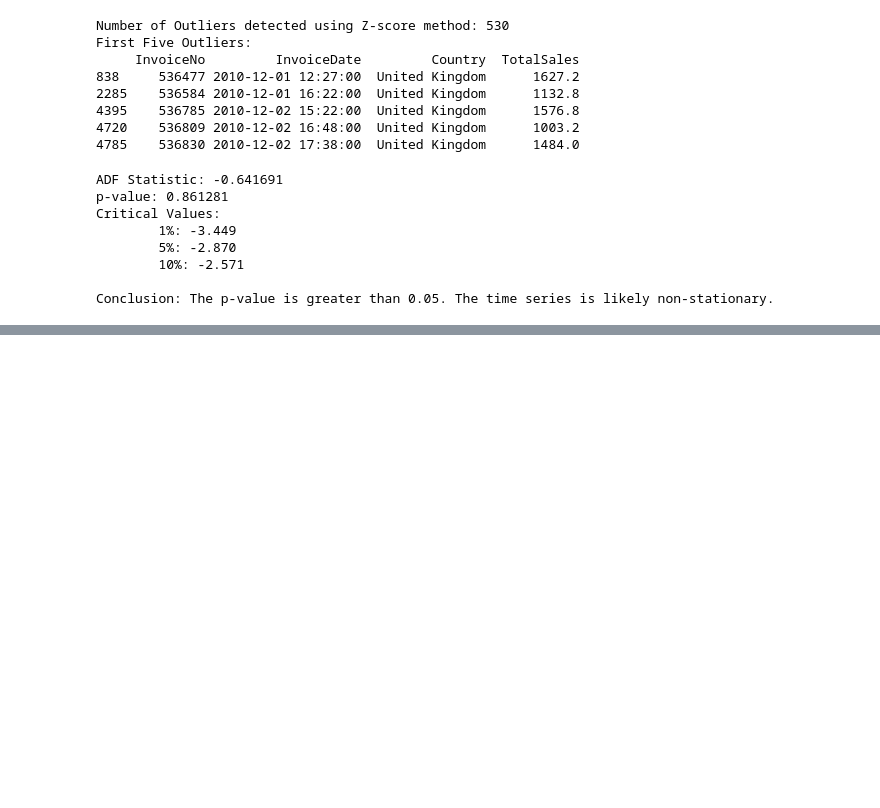
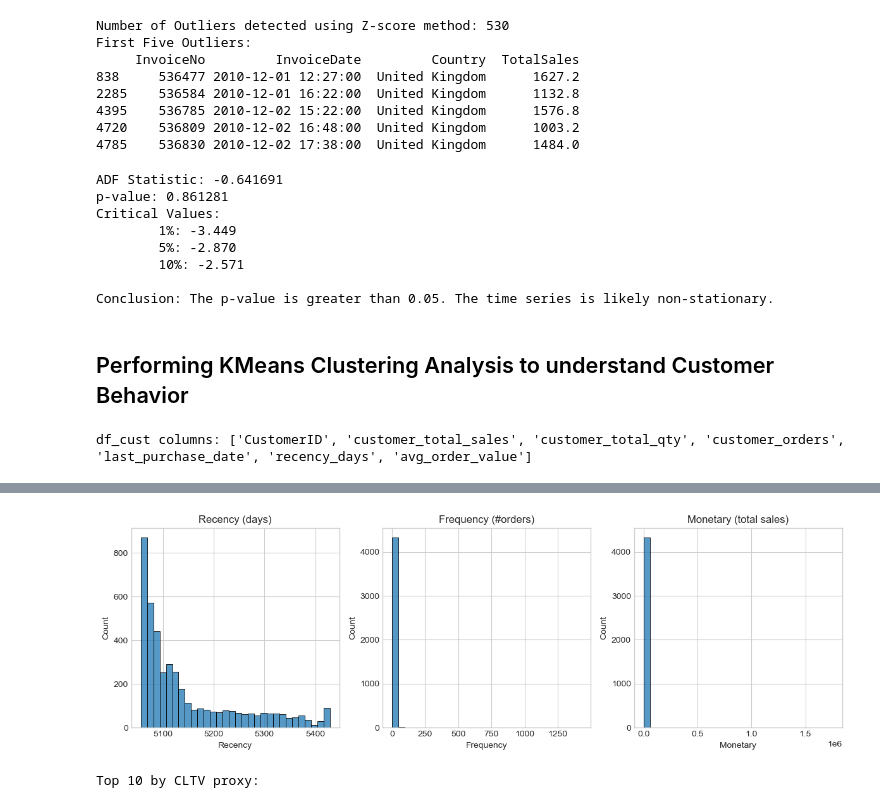
Before and after one commit to Arpmee027/Future_Sales_Prediction_and_EDA, a Jupyter notebook: Exploratory_Data_Analysis.ipynb, the cells around one changed output, grey strips where cells are left out. Saved outputs shown, nothing was run; the diff lists cells and outputs as text; code cells hidden in the pictures; blank space fills up the shorter version.

```diff
--- a/Exploratory_Data_Analysis.ipynb
+++ b/Exploratory_Data_Analysis.ipynb
@@ -446,3 +597,79 @@ Critical Values:
         10%: -2.571
 
 Conclusion: The p-value is greater than 0.05. The time series is likely non-stationary.
+# %% [markdown]
+## Performing KMeans Clustering Analysis to understand Customer Behavior
+# %%
+from sklearn.cluster import KMeans
+from datetime import timedelta
+
+# quick inspect
+print("df_cust columns:", df_cust.columns.tolist())
+display(df_cust.head())
+
+# Ensuring date columns are datetime
+for col in ['LastPurchaseDate', 'FirstPurchaseDate', 'last_order_date', 'first_order_date']:
+    if col in df_cust.columns:
+        df_cust[col] = pd.to_datetime(df_cust[col], errors='coerce')
+
+# Deciding snapshot date
+if 'LastPurchaseDate' in df_cust.columns:
+    snapshot_date = df_cust['LastPurchaseDate'].max() + timedelta(days=1)
+else:
+    snapshot_date = pd.to_datetime('today')
+
+print("Snapshot date:", snapshot_date.date())
+
+if {'Recency','Frequency','Monetary'}.issubset(df_cust.columns):
+    rfm = df_cust[['CustomerID','Recency','Frequency','Monetary']].copy()
+else:
+    # Need transaction-level df with CustomerID
+    if 'CustomerID' in df.columns:
+        tx = df.copy()
+        tx['InvoiceDate'] = pd.to_datetime(tx['InvoiceDate'])
+        grouped = tx.groupby('CustomerID').agg(
+            last_purchase=('InvoiceDate','max'),
+            frequency=('InvoiceNo','nunique'),
+            monetary=('TotalSales','sum')
+        ).reset_index()
+        grouped['recency'] = (snapshot_date - grouped['last_purchase']).dt.days
+        rfm = grouped.rename(columns={'recency':'Recency','frequency':'Frequency','monetary':'Monetary','last_purchase':'LastPurchaseDate'})
+    else:
+        raise RuntimeError("df_cust lacks RFM and df does not contain CustomerID. See [Data_cleaning_and_preprocessing.ipynb](Data_cleaning_and_preprocessing.ipynb) to produce Customer aggregates.")
+
+# Basic RFM stats
+print("\nRFM summary:\n", rfm[['Recency','Frequency','Monetary']].describe().T)
+
+# Rank/score RFM (1-5)
+rfm['R_score'] = pd.qcut(rfm['Recency'], 5, labels=[5,4,3,2,1]).astype(int)  # lower recency -> better
+rfm['F_score'] = pd.qcut(rfm['Frequency'].rank(method='first'), 5, labels=[1,2,3,4,5]).astype(int)
+rfm['M_score'] = pd.qcut(rfm['Monetary'], 5, labels=[1,2,3,4,5]).astype(int)
+rfm['RFM_Score'] = rfm['R_score'].astype(str) + rfm['F_score'].astype(str) + rfm['M_score'].astype(str)
+rfm['RFM_Sum'] = rfm[['R_score','F_score','M_score']].sum(axis=1)
+
+# Top customers by monetary
+top_n = 20
+top_customers = rfm.nlargest(top_n, 'Monetary')
+print(f"\nTop {top_n} customers by monetary value:")
+display(top_customers[['CustomerID','Monetary','Frequency','Recency']])
+
+# Plot distribution of RFM components
+plt.figure(figsize=(12,4))
+plt.subplot(1,3,1); sns.histplot(rfm['Recency'], bins=30); plt.title('Recency (days)')
+plt.subplot(1,3,2); sns.histplot(rfm['Frequency'], bins=30); plt.title('Frequency (#orders)')
+plt.subplot(1,3,3); sns.histplot(rfm['Monetary'], bins=30); plt.title('Monetary (total sales)')
+plt.tight_layout(); plt.show()
+
+# Simple CLTV proxy (monetary * frequency / recency) -- scale carefully
+rfm['CLTV_proxy'] = (rfm['Monetary'] * rfm['Frequency']) / (rfm['Recency'].replace(0,1))
+rfm['CLTV_pct_rank'] = rfm['CLTV_proxy'].rank(pct=True)
+
+print("\nTop 10 by CLTV proxy:")
+display(rfm.nlargest(10, 'CLTV_proxy')[['CustomerID','CLTV_proxy','Monetary','Frequency','Recency']])
+
+# KMeans segmentation on scaled RFM (using log for skewed monetary/frequency)
+rfm_k = rfm[['Recency','Frequency','Monetary']].copy()
+rfm_k['Monetary'] = np.log1p(rfm_k['Monetary'])
+rfm_k['Frequency'] = np.log1p(rfm_k['Frequency'])
+# %% [output]
+df_cust columns: ['CustomerID', 'customer_total_sales', 'customer_total_qty', 'customer_orders', 'last_purchase_date', 'recency_days', 'avg_order_value']
@@ -448,0 +713,2 @@ Conclusion: The p-value is greater than 0.05. The time series is likely non-stat
+[figure, added]
+Top 10 by CLTV proxy:
```
Also changed, not shown: parts of 10 cells of this notebook, 5 other files.
